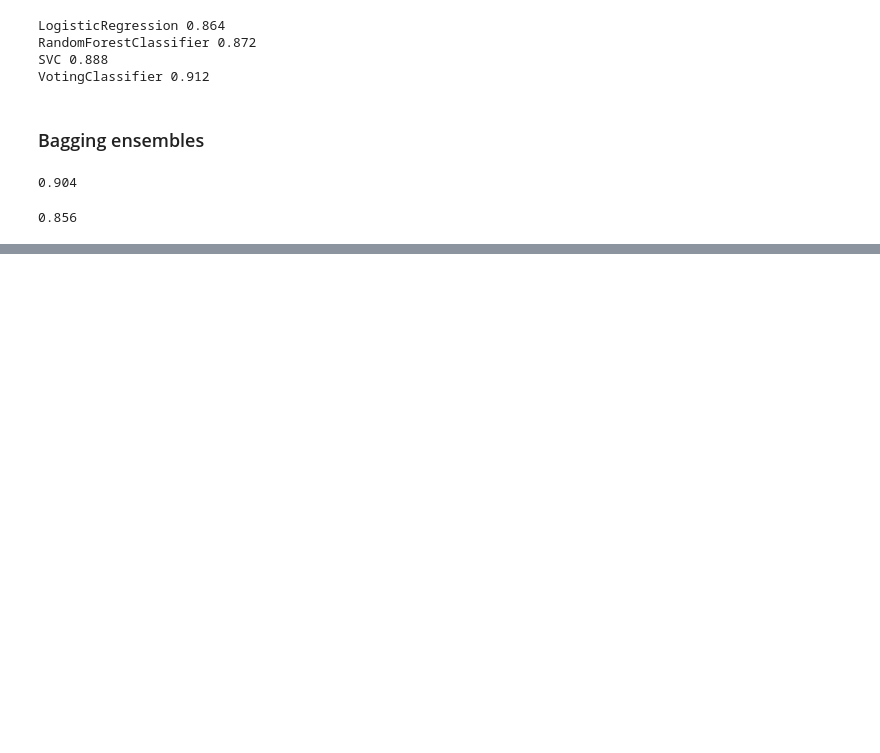
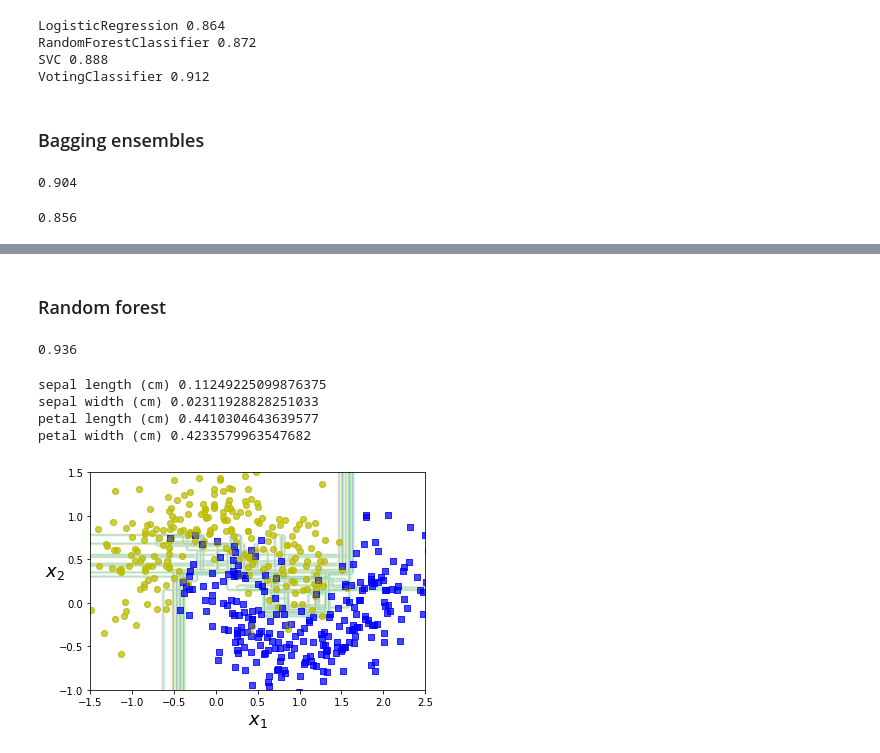
Before and after one commit to fanbyprinciple/hands_on_ml, a Jupyter notebook: chapter_7/random_forests.ipynb, the cells around one changed output, grey strips where cells are left out. Cells and saved outputs as stored; diff of their text form; code cells hidden in the pictures; blank space fills up the shorter version.

```diff
--- a/chapter_7/random_forests.ipynb
+++ b/chapter_7/random_forests.ipynb
@@ -211,0 +242,7 @@ plt.show()
+# %%
+bag_clf = BaggingClassifier(
+    DecisionTreeClassifier(), n_estimators=500, bootstrap=True, n_jobs=-1, oob_score=True
+)
+
+bag_clf.fit(X_train, y_train)
+bag_clf.oob_score_
@@ -211,0 +278,46 @@ plt.show()
+# %% [markdown]
+### Random forest
+# %%
+from sklearn.ensemble import RandomForestClassifier
+
+rnd_clf = RandomForestClassifier(n_estimators=500, max_leaf_nodes=16, n_jobs=-1)
+
+# this is quivalent
+bag_clf = BaggingClassifier(
+    DecisionTreeClassifier(splitter="random", max_leaf_nodes=16),
+                           n_estimators=500, max_samples=1.0, bootstrap=True, n_jobs=-1)
+
+rnd_clf.fit(X_train, y_train)
+
+y_pred_rf = rnd_clf.predict(X_test)
+# %%
+np.sum(y_pred == y_pred_rf) / len(y_pred)
+# %% [output]
+0.936
+# %%
+### using on iris dataset
+
+from sklearn.datasets import load_iris
+iris = load_iris()
+
+rnd_clf = RandomForestClassifier(n_estimators=500, n_jobs=-1, random_state=42)
+rnd_clf.fit(iris["data"], iris["target"])
+for name, score, in zip(iris["feature_names"], rnd_clf.feature_importances_):
+    print(name, score)
+# %% [output]
+sepal length (cm) 0.11249225099876375
+sepal width (cm) 0.02311928828251033
+petal length (cm) 0.4410304643639577
+petal width (cm) 0.4233579963547682
+# %%
+plt.figure(figsize=(6, 4))
+
+for i in range(15):
+    tree_clf = DecisionTreeClassifier(max_leaf_nodes=16, random_state=42 + i)
+    indices_with_replacement = np.random.randint(0, len(X_train), len(X_train))
+    tree_clf.fit(X[indices_with_replacement], y[indices_with_replacement])
+    plot_decision_boundary(tree_clf, X, y, axes=[-1.5, 2.5, -1, 1.5], alpha=0.08, contour=False)
+
+plt.show()
+# %% [output]
+[figure, added]
```
Also changed, not shown: parts of 20 cells of this notebook, 5 other files.
